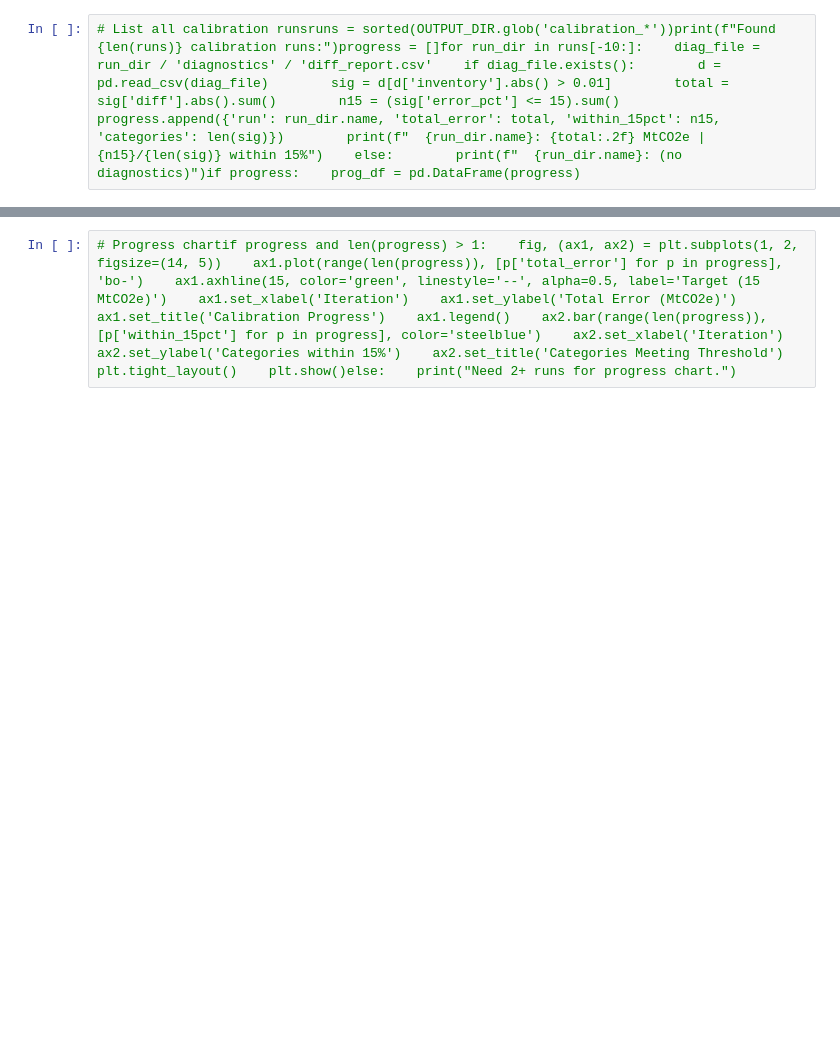
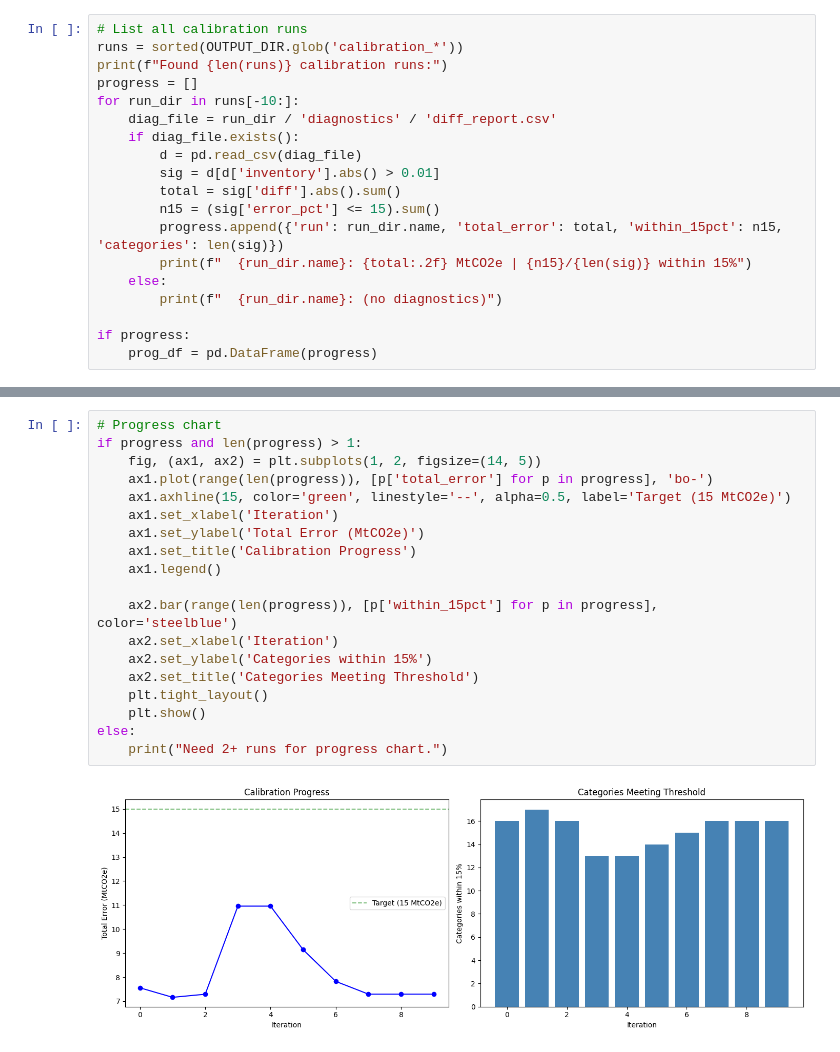
Before and after one commit to sisepuede-framework/ssp_morocco, a Jupyter notebook: ssp_modeling/notebooks/morocco_calibration_workflow.ipynb, the cells around one changed output, grey strips where cells are left out. Saved outputs shown, nothing was run; the diff lists cells and outputs as text; blank space fills up the shorter version.

```diff
--- a/ssp_modeling/notebooks/morocco_calibration_workflow.ipynb
+++ b/ssp_modeling/notebooks/morocco_calibration_workflow.ipynb
@@ -220,2 +775,19 @@ def save_input_csv():    """Save df_input_0.csv with backup."""    csv_path = IN
 # %%
-# List all calibration runsruns = sorted(OUTPUT_DIR.glob('calibration_*'))print(f"Found {len(runs)} calibration runs:")progress = []for run_dir in runs[-10:]:    diag_file = run_dir / 'diagnostics' / 'diff_report.csv'    if diag_file.exists():        d = pd.read_csv(diag_file)        sig = d[d['inventory'].abs() > 0.01]        total = sig['diff'].abs().sum()        n15 = (sig['error_pct'] <= 15).sum()        progress.append({'run': run_dir.name, 'total_error': total, 'within_15pct': n15, 'categories': len(sig)})        print(f"  {run_dir.name}: {total:.2f} MtCO2e | {n15}/{len(sig)} within 15%")    else:        print(f"  {run_dir.name}: (no diagnostics)")if progress:    prog_df = pd.DataFrame(progress)
+# List all calibration runs
+runs = sorted(OUTPUT_DIR.glob('calibration_*'))
+print(f"Found {len(runs)} calibration runs:")
+progress = []
+for run_dir in runs[-10:]:
+    diag_file = run_dir / 'diagnostics' / 'diff_report.csv'
+    if diag_file.exists():
+        d = pd.read_csv(diag_file)
+        sig = d[d['inventory'].abs() > 0.01]
+        total = sig['diff'].abs().sum()
+        n15 = (sig['error_pct'] <= 15).sum()
+        progress.append({'run': run_dir.name, 'total_error': total, 'within_15pct': n15, 'categories': len(sig)})
+        print(f"  {run_dir.name}: {total:.2f} MtCO2e | {n15}/{len(sig)} within 15%")
+    else:
+        print(f"  {run_dir.name}: (no diagnostics)")
+
+if progress:
+    prog_df = pd.DataFrame(progress)
@@ -222,3 +806,22 @@ def save_input_csv():    """Save df_input_0.csv with backup."""    csv_path = IN
 # %%
-# Progress chartif progress and len(progress) > 1:    fig, (ax1, ax2) = plt.subplots(1, 2, figsize=(14, 5))    ax1.plot(range(len(progress)), [p['total_error'] for p in progress], 'bo-')    ax1.axhline(15, color='green', linestyle='--', alpha=0.5, label='Target (15 MtCO2e)')    ax1.set_xlabel('Iteration')    ax1.set_ylabel('Total Error (MtCO2e)')    ax1.set_title('Calibration Progress')    ax1.legend()    ax2.bar(range(len(progress)), [p['within_15pct'] for p in progress], color='steelblue')    ax2.set_xlabel('Iteration')    ax2.set_ylabel('Categories within 15%')    ax2.set_title('Categories Meeting Threshold')    plt.tight_layout()    plt.show()else:    print("Need 2+ runs for progress chart.")
+# Progress chart
+if progress and len(progress) > 1:
+    fig, (ax1, ax2) = plt.subplots(1, 2, figsize=(14, 5))
+    ax1.plot(range(len(progress)), [p['total_error'] for p in progress], 'bo-')
+    ax1.axhline(15, color='green', linestyle='--', alpha=0.5, label='Target (15 MtCO2e)')
+    ax1.set_xlabel('Iteration')
+    ax1.set_ylabel('Total Error (MtCO2e)')
+    ax1.set_title('Calibration Progress')
+    ax1.legend()
+
+    ax2.bar(range(len(progress)), [p['within_15pct'] for p in progress], color='steelblue')
+    ax2.set_xlabel('Iteration')
+    ax2.set_ylabel('Categories within 15%')
+    ax2.set_title('Categories Meeting Threshold')
+    plt.tight_layout()
+    plt.show()
+else:
+    print("Need 2+ runs for progress chart.")
+# %% [output]
+[figure, added]
 # %% [markdown]
```
Also changed, not shown: parts of 35 cells of this notebook.
